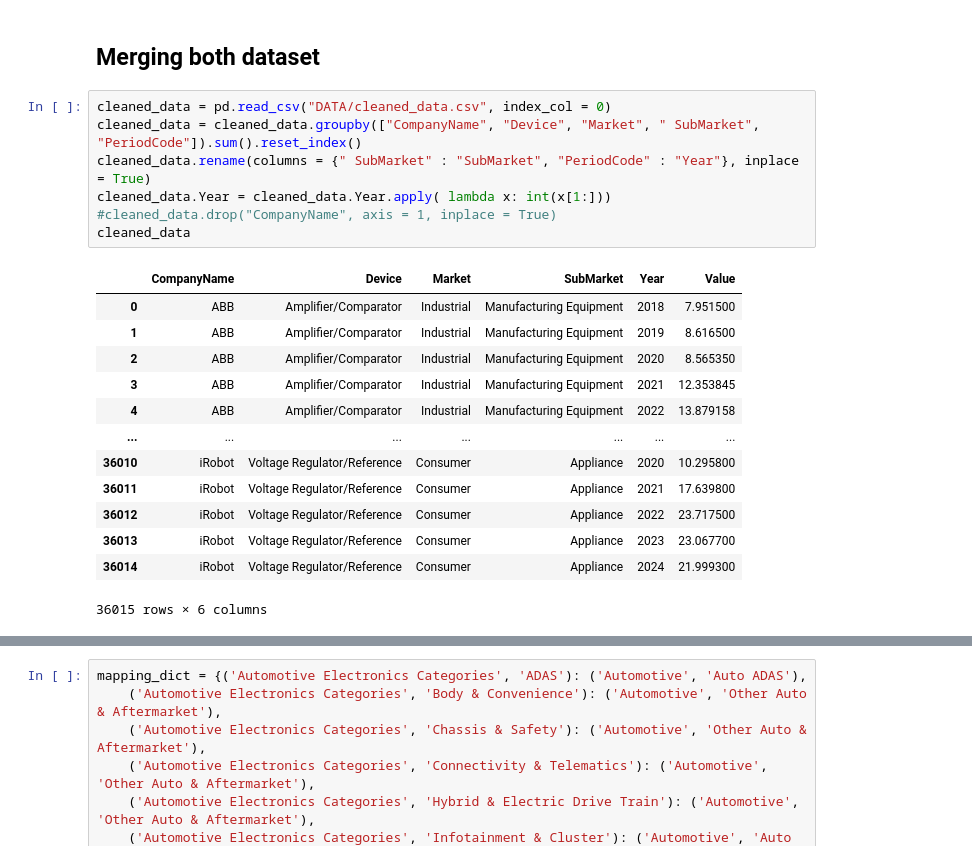
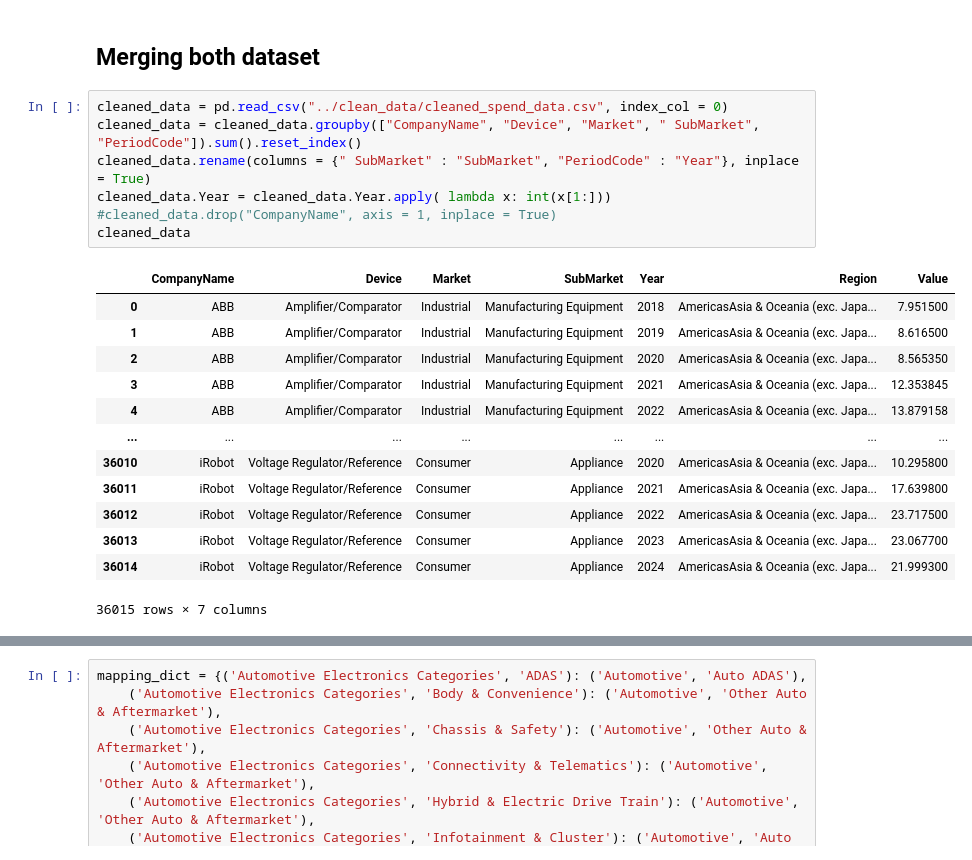
Before and after one commit to lucasleforest/analyticslab, a Jupyter notebook: 1_cleaning/final_dataset.ipynb, the cells around one changed output, grey strips where cells are left out. Saved outputs shown, nothing was run; the diff lists cells and outputs as text.

Commit message:
changed data sources

```diff
--- a/1_cleaning/final_dataset.ipynb
+++ b/1_cleaning/final_dataset.ipynb
@@ -8,24 +8,24 @@ import numpy as np
 # %% [markdown]
 ## Merging both dataset
 # %%
-cleaned_data = pd.read_csv("DATA/cleaned_data.csv", index_col = 0)
+cleaned_data = pd.read_csv("../clean_data/cleaned_spend_data.csv", index_col = 0)
 cleaned_data = cleaned_data.groupby(["CompanyName", "Device", "Market", " SubMarket", "PeriodCode"]).sum().reset_index()
 cleaned_data.rename(columns = {" SubMarket" : "SubMarket", "PeriodCode" : "Year"}, inplace = True)
 cleaned_data.Year = cleaned_data.Year.apply( lambda x: int(x[1:]))
 #cleaned_data.drop("CompanyName", axis = 1, inplace = True)
 cleaned_data
 # %% [output]
-|  | CompanyName | Device | Market | SubMarket | Year | Value |
-| 0 | ABB | Amplifier/Comparator | Industrial | Manufacturing Equipment | 2018 | 7.951500 |
-| 1 | ABB | Amplifier/Comparator | Industrial | Manufacturing Equipment | 2019 | 8.616500 |
-| 2 | ABB | Amplifier/Comparator | Industrial | Manufacturing Equipment | 2020 | 8.565350 |
-| 3 | ABB | Amplifier/Comparator | Industrial | Manufacturing Equipment | 2021 | 12.353845 |
-| 4 | ABB | Amplifier/Comparator | Industrial | Manufacturing Equipment | 2022 | 13.879158 |
-| ... | ... | ... | ... | ... | ... | ... |
-| 36010 | iRobot | Voltage Regulator/Reference | Consumer | Appliance | 2020 | 10.295800 |
-| 36011 | iRobot | Voltage Regulator/Reference | Consumer | Appliance | 2021 | 17.639800 |
-| 36012 | iRobot | Voltage Regulator/Reference | Consumer | Appliance | 2022 | 23.717500 |
-| 36013 | iRobot | Voltage Regulator/Reference | Consumer | Appliance | 2023 | 23.067700 |
-| 36014 | iRobot | Voltage Regulator/Reference | Consumer | Appliance | 2024 | 21.999300 |
+|  | CompanyName | Device | Market | SubMarket | Year | Region | Value |
+| 0 | ABB | Amplifier/Comparator | Industrial | Manufacturing Equipment | 2018 | AmericasAsia & Oceania (exc. Japa... | 7.951500 |
+| 1 | ABB | Amplifier/Comparator | Industrial | Manufacturing Equipment | 2019 | AmericasAsia & Oceania (exc. Japa... | 8.616500 |
+| 2 | ABB | Amplifier/Comparator | Industrial | Manufacturing Equipment | 2020 | AmericasAsia & Oceania (exc. Japa... | 8.565350 |
+| 3 | ABB | Amplifier/Comparator | Industrial | Manufacturing Equipment | 2021 | AmericasAsia & Oceania (exc. Japa... | 12.353845 |
+| 4 | ABB | Amplifier/Comparator | Industrial | Manufacturing Equipment | 2022 | AmericasAsia & Oceania (exc. Japa... | 13.879158 |
+| ... | ... | ... | ... | ... | ... | ... | ... |
+| 36010 | iRobot | Voltage Regulator/Reference | Consumer | Appliance | 2020 | AmericasAsia & Oceania (exc. Japa... | 10.295800 |
+| 36011 | iRobot | Voltage Regulator/Reference | Consumer | Appliance | 2021 | AmericasAsia & Oceania (exc. Japa... | 17.639800 |
+| 36012 | iRobot | Voltage Regulator/Reference | Consumer | Appliance | 2022 | AmericasAsia & Oceania (exc. Japa... | 23.717500 |
+| 36013 | iRobot | Voltage Regulator/Reference | Consumer | Appliance | 2023 | AmericasAsia & Oceania (exc. Japa... | 23.067700 |
+| 36014 | iRobot | Voltage Regulator/Reference | Consumer | Appliance | 2024 | AmericasAsia & Oceania (exc. Japa... | 21.999300 |
-36015 rows × 6 columns
+36015 rows × 7 columns
 # %%
```
Also changed, not shown: parts of 9 cells of this notebook.
